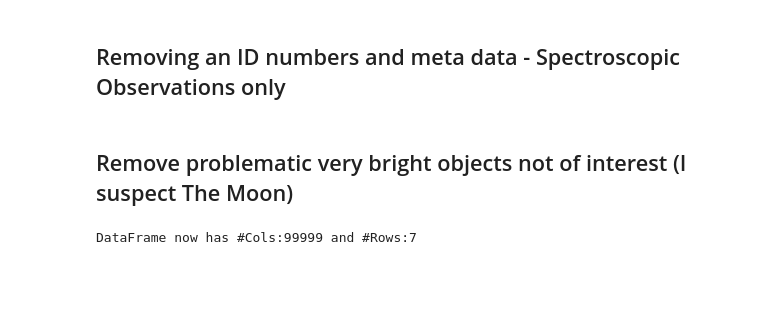
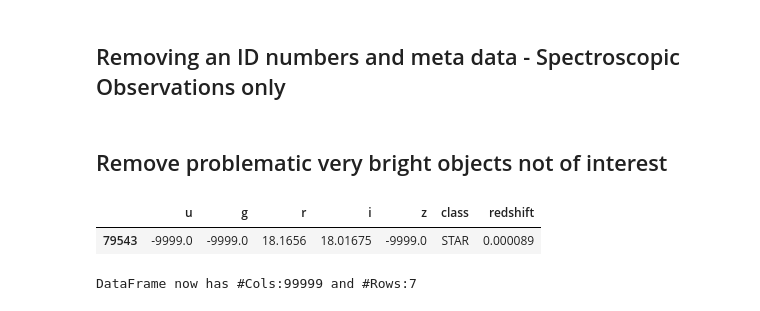
Before and after one commit to Fabio-RibeiroB/StellarClassificationMsc, a Jupyter notebook: StellarEDA.ipynb, the cells around one changed output. Cells and saved outputs as stored; diff of their text form; code cells hidden in the pictures; blank space fills up the shorter version.

```diff
--- a/StellarEDA.ipynb
+++ b/StellarEDA.ipynb
@@ -47,7 +47,13 @@ dtype: object
 # %%
 sdss17_df = sdss17_df_raw.drop(['obj_ID', 'alpha', 'delta', 'run_ID', 'rerun_ID', 'cam_col', 'field_ID', 'fiber_ID', 'spec_obj_ID', 'MJD', 'plate'], axis = 1)
 # %% [markdown]
-## Remove problematic very bright objects not of interest (I suspect The Moon)
+## Remove problematic very bright objects not of interest
+# %%
+anomaly_df = sdss17_df[sdss17_df['u'] < 0]
+anomaly_df.head()
+# %% [output]
+|  | u | g | r | i | z | class | redshift |
+| 79543 | -9999.0 | -9999.0 | 18.1656 | 18.01675 | -9999.0 | STAR | 0.000089 |
 # %%
 # Remove Very Bright Objects
 sdss17_df_no_anomaly = sdss17_df[sdss17_df['u'] > -1]
```
